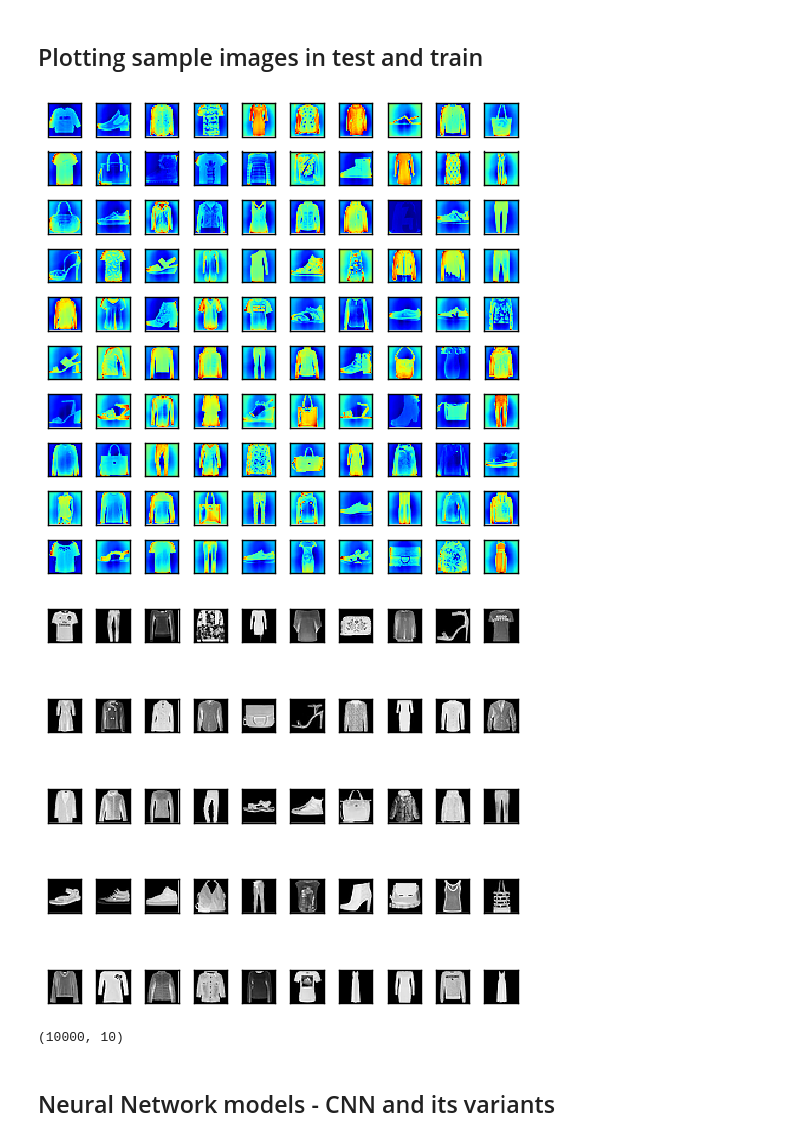
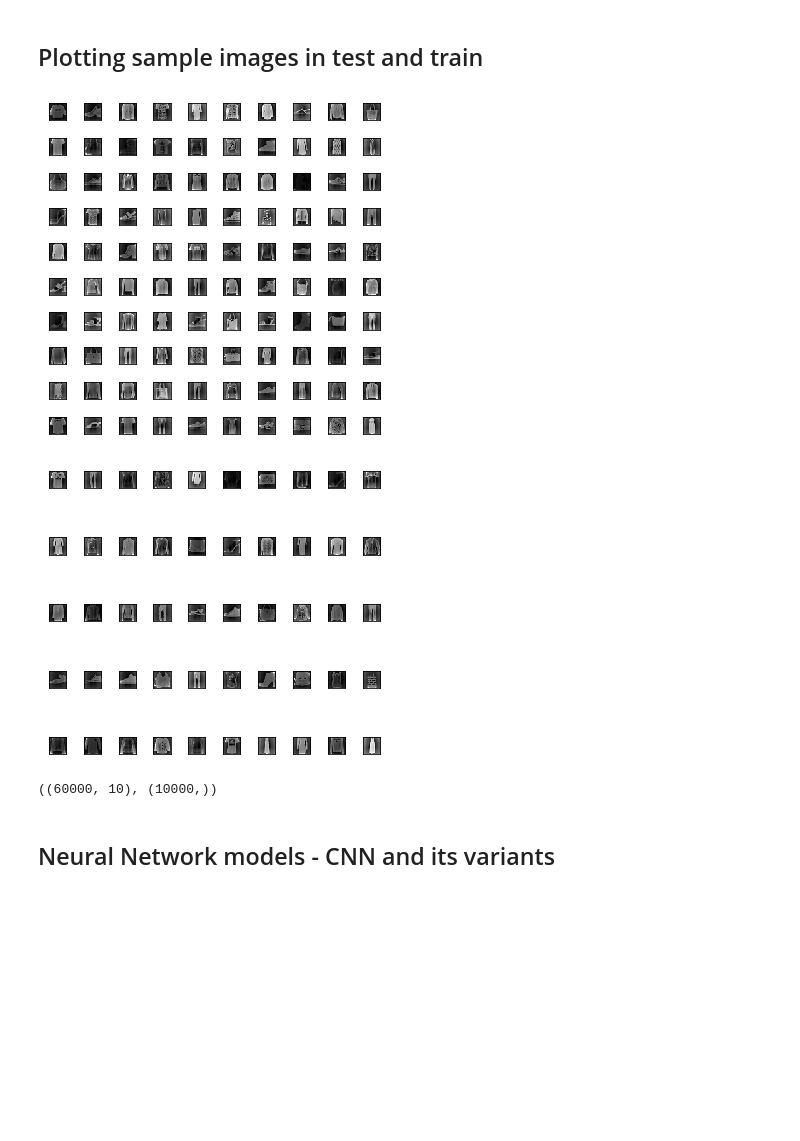
Before and after one commit to rupak-118/Fashion-MNIST-experiments, a Jupyter notebook: Fashion_MNIST.ipynb, the cells around one changed output. Cells and saved outputs as stored; diff of their text form; code cells hidden in the pictures; blank space fills up the shorter version.

```diff
--- a/Fashion_MNIST.ipynb
+++ b/Fashion_MNIST.ipynb
@@ -21,8 +20,8 @@ import matplotlib.pyplot as plt
 import pandas as pd
 # %%
 # Importing the dataset
-train = pd.read_csv('fashion-mnist_train.csv')
-test = pd.read_csv('fashion-mnist_test.csv')
+train = pd.read_csv('/data/fashion-mnist_train.csv')
+test = pd.read_csv('/data/fashion-mnist_test.csv')
 X_train = train.iloc[:, 1::].values
 labels_train = train.iloc[:, 0].values
 X_test = test.iloc[:, 1::].values
@@ -46,14 +45,14 @@ images_test = X_test.reshape(X_test.shape[0], 28, 28)
 # %%
 # Train images
 plt.figure(figsize = (5, 5))
 for i in range(0, 100):
     plt.subplot(10, 10, i+1)
-    plt.imshow(images_train[i], interpolation = "none")
+    plt.imshow(images_train[i], interpolation = "none", cmap = 'gray')
     plt.xticks([])
     plt.yticks([])
 plt.tight_layout()
 # %% [output]
-[figure, old version]
+[figure, new version]
 # %%
 # Test images
 plt.figure(figsize = (5, 5))
@@ -64,7 +63,7 @@ for i in range(0, 50):
     plt.yticks([])
 plt.tight_layout()
 # %% [output]
-[figure, old version]
+[figure, new version]
 # %%
 images_test = np.expand_dims(images_test,1)
 images_train = np.expand_dims(images_train,1)
@@ -77,7 +75,7 @@ labels_test = onehotencoder.fit_transform(labels_test.reshape(-1,1)).toarray()
 # %%
-np.shape(labels_test)
+np.shape(labels_train), np.shape(labels_test)
 # %% [output]
-(10000, 10)
+((60000, 10), (10000,))
 # %% [markdown]
 ## Neural Network models - CNN and its variants
 # %%
```
Also changed, not shown: parts of 32 cells of this notebook.
